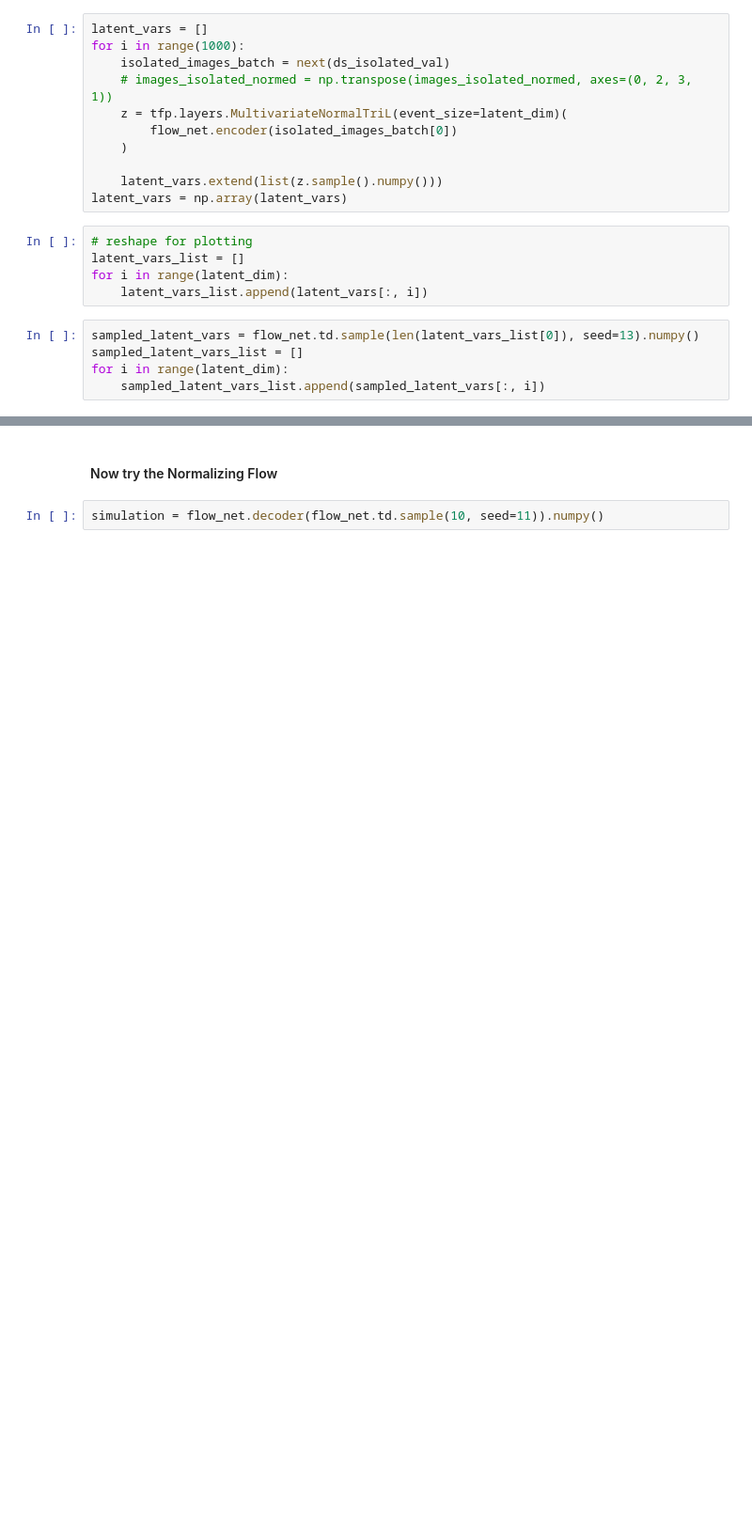
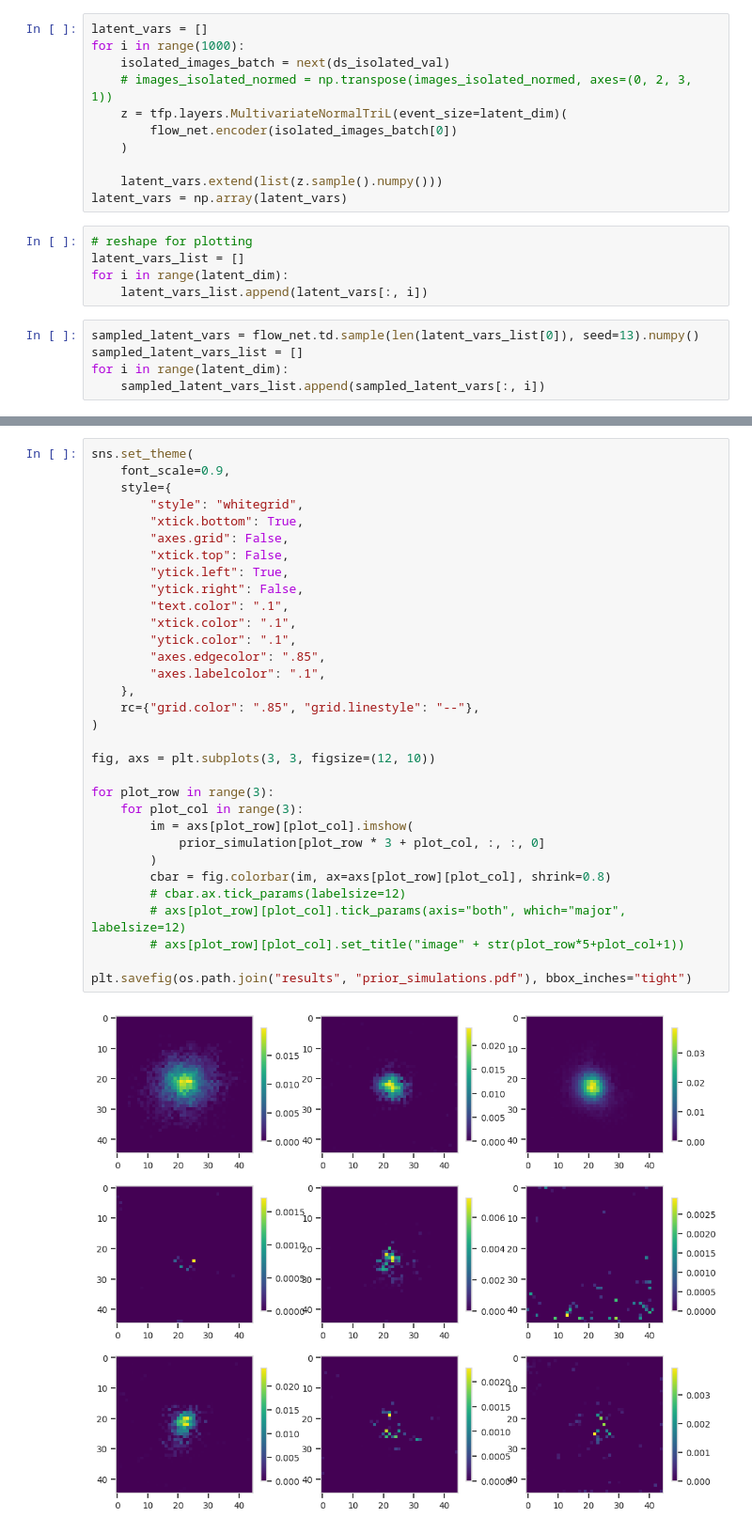
Before and after one commit to b-biswas/madness-benchmark, a Jupyter notebook: notebooks/3. Method.ipynb, the cells around one changed output, grey strips where cells are left out. Shown: that part at 94% size. Drawn from its saved outputs; the diff is of its cells as text; blank space fills up the shorter version.

```diff
--- a/notebooks/3. Method.ipynb
+++ b/notebooks/3. Method.ipynb
@@ -227,4 +265,34 @@ plt.savefig(os.path.join("results", "prior_simulations.pdf"), bbox_inches="tight
-# %% [markdown]
-#### Now try the Normalizing Flow
-# %%
-simulation = flow_net.decoder(flow_net.td.sample(10, seed=11)).numpy()
+# %%
+sns.set_theme(
+    font_scale=0.9,
+    style={
+        "style": "whitegrid",
+        "xtick.bottom": True,
+        "axes.grid": False,
+        "xtick.top": False,
+        "ytick.left": True,
+        "ytick.right": False,
+        "text.color": ".1",
+        "xtick.color": ".1",
+        "ytick.color": ".1",
+        "axes.edgecolor": ".85",
+        "axes.labelcolor": ".1",
+    },
+    rc={"grid.color": ".85", "grid.linestyle": "--"},
+)
+
+fig, axs = plt.subplots(3, 3, figsize=(12, 10))
+
+for plot_row in range(3):
+    for plot_col in range(3):
+        im = axs[plot_row][plot_col].imshow(
+            prior_simulation[plot_row * 3 + plot_col, :, :, 0]
+        )
+        cbar = fig.colorbar(im, ax=axs[plot_row][plot_col], shrink=0.8)
+        # cbar.ax.tick_params(labelsize=12)
+        # axs[plot_row][plot_col].tick_params(axis="both", which="major", labelsize=12)
+        # axs[plot_row][plot_col].set_title("image" + str(plot_row*5+plot_col+1))
+
+plt.savefig(os.path.join("results", "prior_simulations.pdf"), bbox_inches="tight")
+# %% [output]
+[figure, added]
```
Also changed, not shown: parts of 24 cells of this notebook, 32 other files.
